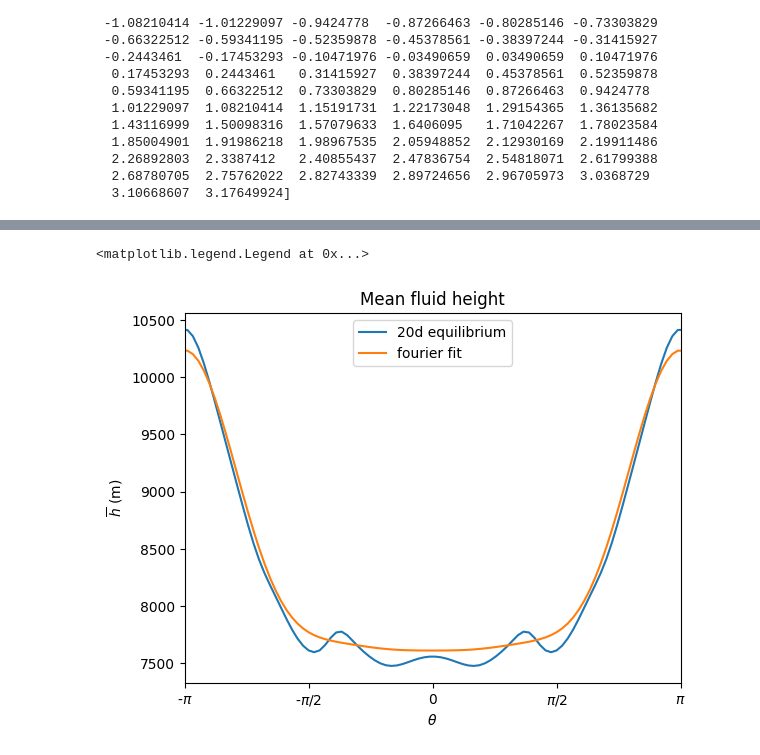
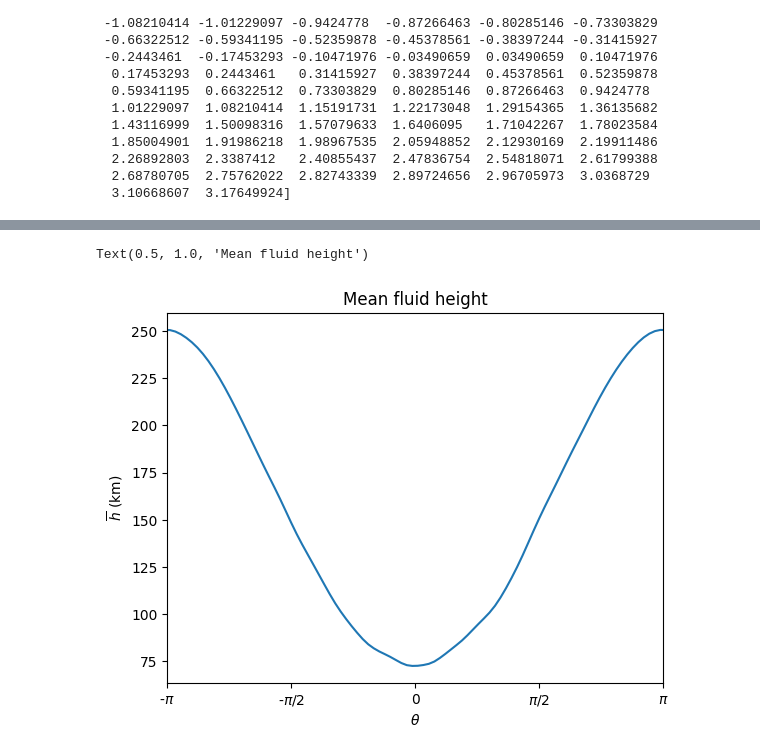
Before and after one commit to dana-grund/HPC4WC, a Jupyter notebook: projects/2023/project06_shallow_water/visualization/visualization.ipynb, the cells around one changed output, grey strips where cells are left out. Cells and saved outputs as stored; diff of their text form; code cells hidden in the pictures.

```diff
--- a/projects/2023/project06_shallow_water/visualization/visualization.ipynb
+++ b/projects/2023/project06_shallow_water/visualization/visualization.ipynb
@@ -149,0 +156,16 @@ plt.savefig('toroidal_fluid.png', dpi=300, bbox_inches='tight')
+# %%
+timestep = -1
+h_ts = h[:, :, timestep]
+# normalize h from 0 to 1
+h_mean = np.mean(h_ts, axis=0)
+# deviation from mean
+h_deviation = h_ts - h_mean
+# normalize from 0 to 1
+h_norm = (h_deviation - np.min(h_deviation)) / (
+    np.max(h_deviation) - np.min(h_deviation)
+)
+
+plt_toroid(theta,phi,h_norm)
+
+
+plt.savefig("toroidal_fluid.png", dpi=300, bbox_inches="tight")
@@ -150,29 +185,19 @@ plt.savefig('toroidal_fluid.png', dpi=300, bbox_inches='tight')
 # %%
-plt.plot(theta1d, h_mean, label="20d equilibrium")
-h0 = 8000
-plt.plot(
-    theta1d,
-    h0/5e4*(
-    -np.cos(theta1d) * 6_800
-    + np.cos(theta1d * 2) * 3_600
-    - np.cos(theta1d * 3) * 1_400
-    + np.cos(theta1d * 4) * 300)
-    + 300
-    + h0,
-    label="fourier fit",
-)
+plt.plot(theta1d, h_mean/1e3, label="20d equilibrium")
+h0 = 1.5e5
+h_equilibrium_shape = -0.6*np.cos(theta1d)
+h_equilibrium = h0 * h_equilibrium_shape + 2*h0
 plt.xlabel(r"$\theta$")
 plt.xticks(
     np.linspace(-np.pi, np.pi, 5), ["-$\pi$", "-$\pi/2$", "0", "$\pi/2$", "$\pi$"]
 )
 plt.xlim(-np.pi, np.pi)
 
-plt.ylabel(r"$\overline{h}$ (m)")
+plt.ylabel(r"$\overline{h}$ (km)")
 plt.title(r"Mean fluid height")
-plt.legend()
 # %% [output]
-<matplotlib.legend.Legend at 0x...>
+Text(0.5, 1.0, 'Mean fluid height')
-[figure, old version]
+[figure, new version]
 # %%
 # crosssection of the torus mean water height
 
```
Also changed, not shown: parts of 9 cells of this notebook, 8 other files.
